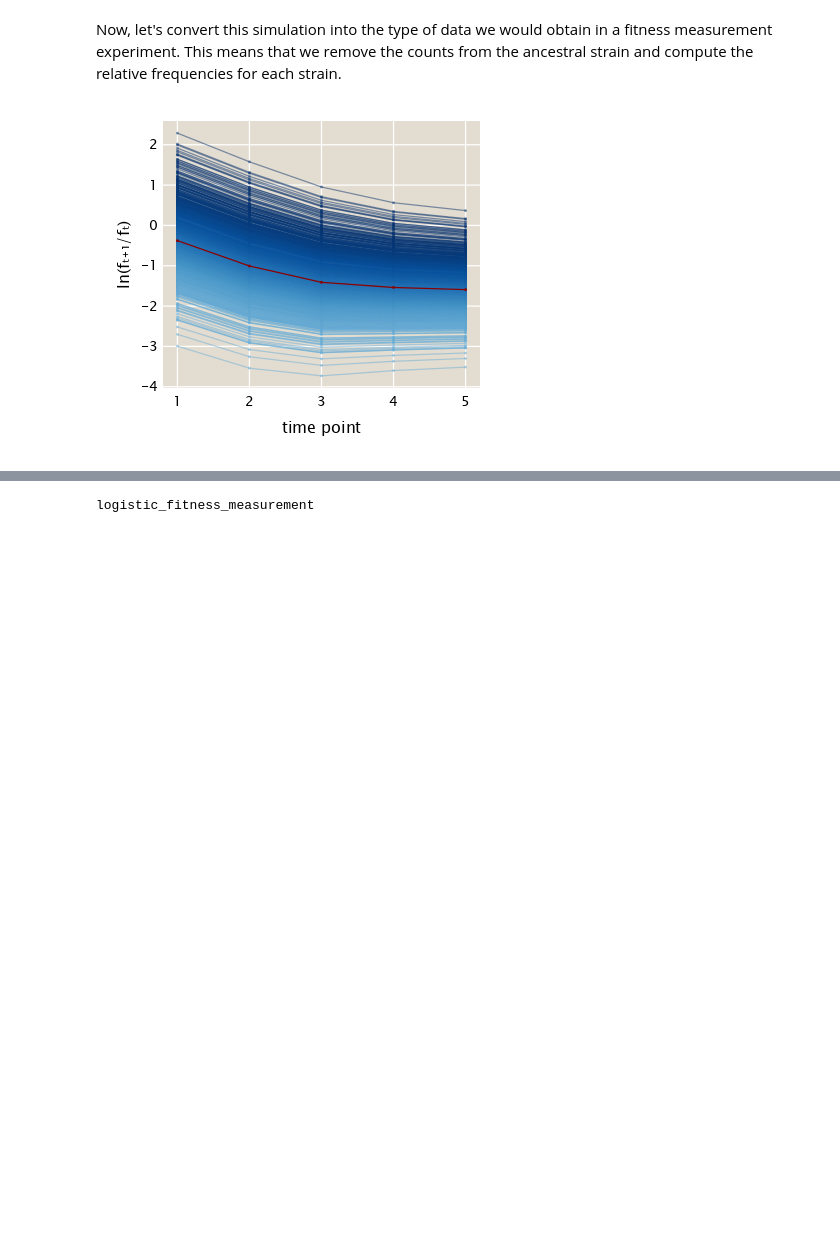
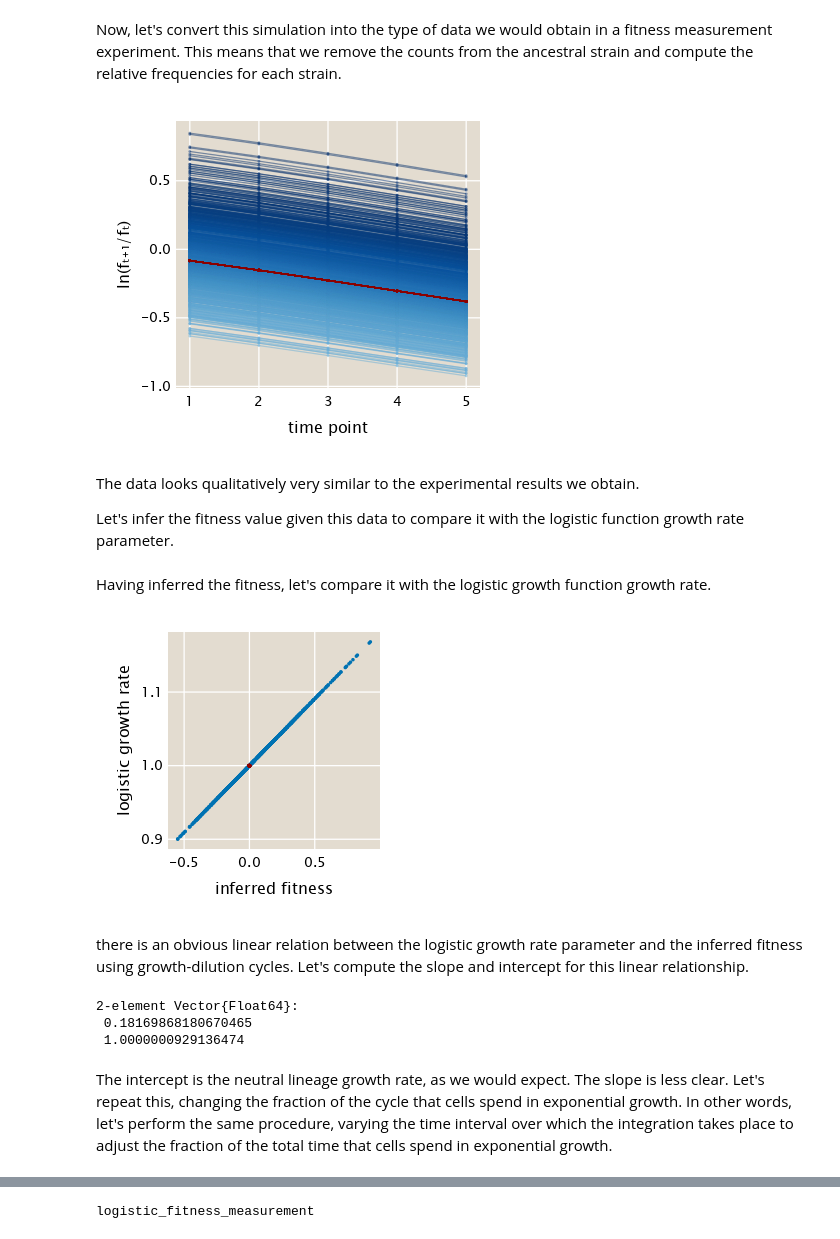
Before and after one commit to mrazomej/bayesian_fitness, a Jupyter notebook: code/exploratory/logistic_growth.ipynb, the cells around one changed output, grey strips where cells are left out. Cells and saved outputs as stored; diff of their text form; code cells hidden in the pictures; blank space fills up the shorter version.

```diff
--- a/code/exploratory/logistic_growth.ipynb
+++ b/code/exploratory/logistic_growth.ipynb
@@ -262,14 +270,70 @@ fig = Figure(resolution=(400, 350))
 ax = Axis(fig[1, 1], xlabel="time point", ylabel="ln(fₜ₊₁/fₜ)")
 
 # Loop through mutants
-for (i, mut) in enumerate(eachcol(γ_mat[:, 1:end-1]))
+for (i, mut) in enumerate(eachcol(γ_mat[:, n_neutral+2:end]))
     # Plot mutant trajectory
     scatterlines!(ax, log.(mut), color=(colors[i], 0.5), markersize=4)
 end # for
 
-# Add neutral lineage trajectory
-scatterlines!(ax, log.(γ_mat[:, end]), color=:darkred, markersize=4)
+# Loop through neutrals
+for (i, neutral) in enumerate(eachcol(γ_mat[:, 1:n_neutral]))
+    # Plot mutant trajectory
+    scatterlines!(ax, log.(neutral), color=:darkred, markersize=4)
+end # for
+
 
 fig
 # %% [output]
-[figure, old version]
+[figure, new version]
+# %% [markdown]
+The data looks qualitatively very similar to the experimental results we obtain.
+
+Let's infer the fitness value given this data to compare it with the logistic
+function growth rate parameter.
+# %%
+# Take the log of the frequency ratios
+logγ_mat = log.(γ_mat)
+
+# Obtain population mean fitness given the neutrals
+pop_mean_fitness = StatsBase.mean(logγ_mat[:, 1:n_neutral], dims=2)
+
+# Compute fitness by extracting the population mean fitness from the log
+# frequency ratios and computing the mean of this quantity over time.
+fitness = vec(StatsBase.mean(logγ_mat .- pop_mean_fitness, dims=1));
+# %% [markdown]
+Having inferred the fitness, let's compare it with the logistic growth function
+growth rate.
+# %%
+# Initialize figure
+fig = Figure(resolution=(300, 300))
+
+# Add axis
+ax = Axis(fig[1, 1], ylabel="logistic growth rate", xlabel="inferred fitness")
+
+# Plot comparison for mutants
+scatter!(fitness[n_neutral+1:end], λ[n_neutral+2:end], markersize=5)
+
+# Plot comparison for neutrals
+scatter!(fitness[1:n_neutral], λ[2:n_neutral+1], markersize=5, color=:darkred)
+
+fig
+# %% [output]
+[figure, added]
+# %% [markdown]
+there is an obvious linear relation between the logistic growth rate parameter
+and the inferred fitness using growth-dilution cycles. Let's compute the slope
+and intercept for this linear relationship.
+# %%
+# Perform linear regression between the inferred fitness and the logistic
+# function growth rate.
+m = hcat(fitness, ones(n_bc)) \ λ[2:end]
+# %% [output]
+2-element Vector{Float64}:
+ 0.18169868180670465
+ 1.0000000929136474
+# %% [markdown]
+The intercept is the neutral lineage growth rate, as we would expect. The slope
+is less clear. Let's repeat this, changing the fraction of the cycle that cells
+spend in exponential growth. In other words, let's perform the same procedure,
+varying the time interval over which the integration takes place to adjust the
+fraction of the total time that cells spend in exponential growth.
```
Also changed, not shown: parts of 15 cells of this notebook.
